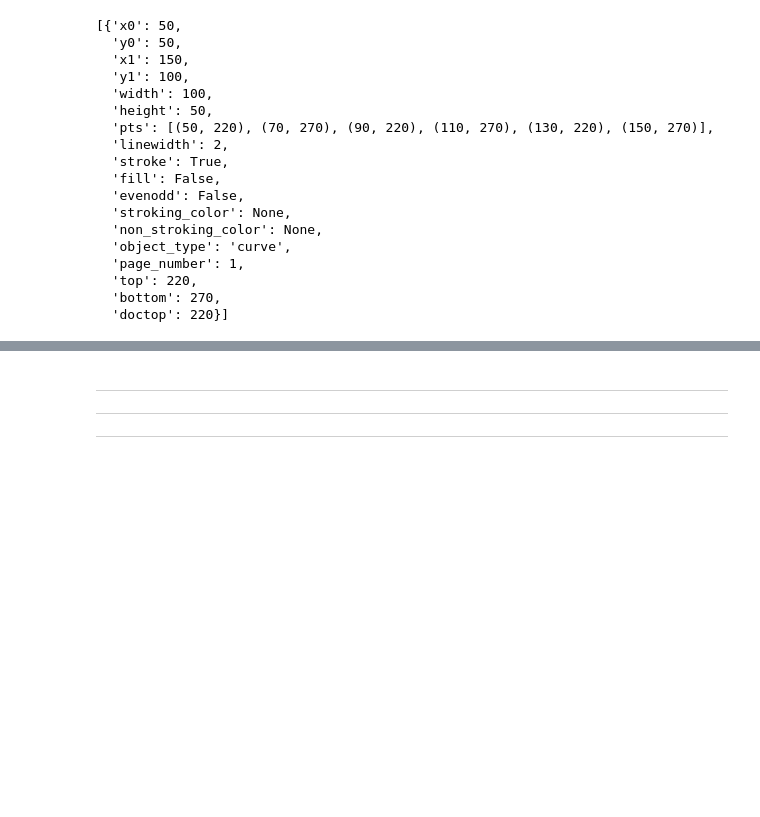
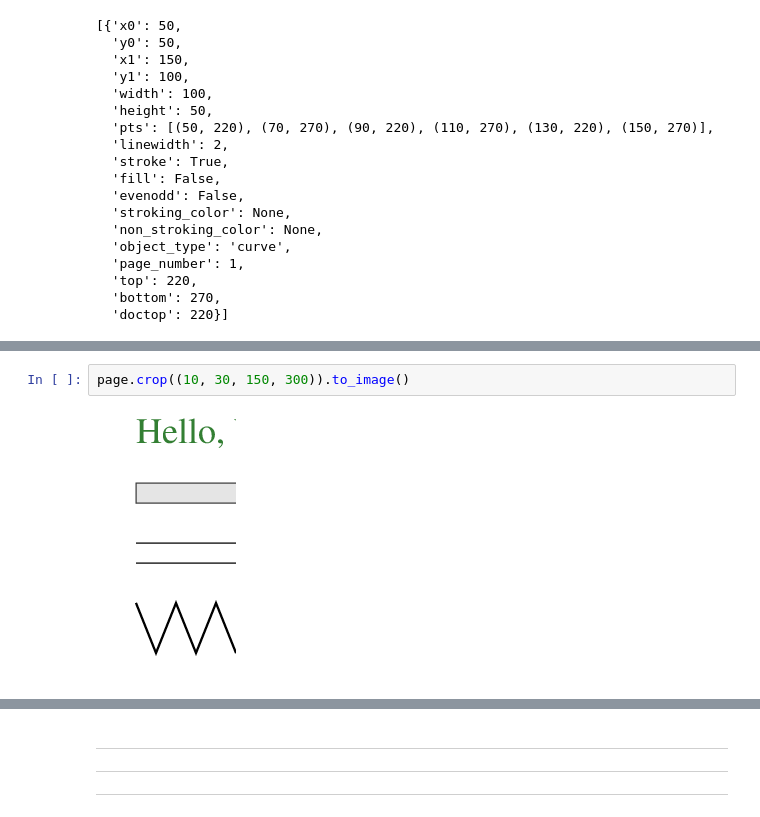
Before and after one commit to jsvine/nicar-2024-pdfplumber-workshop, a Jupyter notebook: notebooks/00-hello-world.ipynb, the cells around one changed output, grey strips where cells are left out. Cells and saved outputs as stored; diff of their text form; blank space fills up the shorter version.

```diff
--- a/notebooks/00-hello-world.ipynb
+++ b/notebooks/00-hello-world.ipynb
@@ -162,0 +193,4 @@ im.draw_lines(page.edges, stroke_width=3)
+# %%
+page.crop((10, 30, 150, 300)).to_image()
+# %% [output]
+[figure, added]
```
Also changed, not shown: parts of 24 cells of this notebook, 5 other files.
